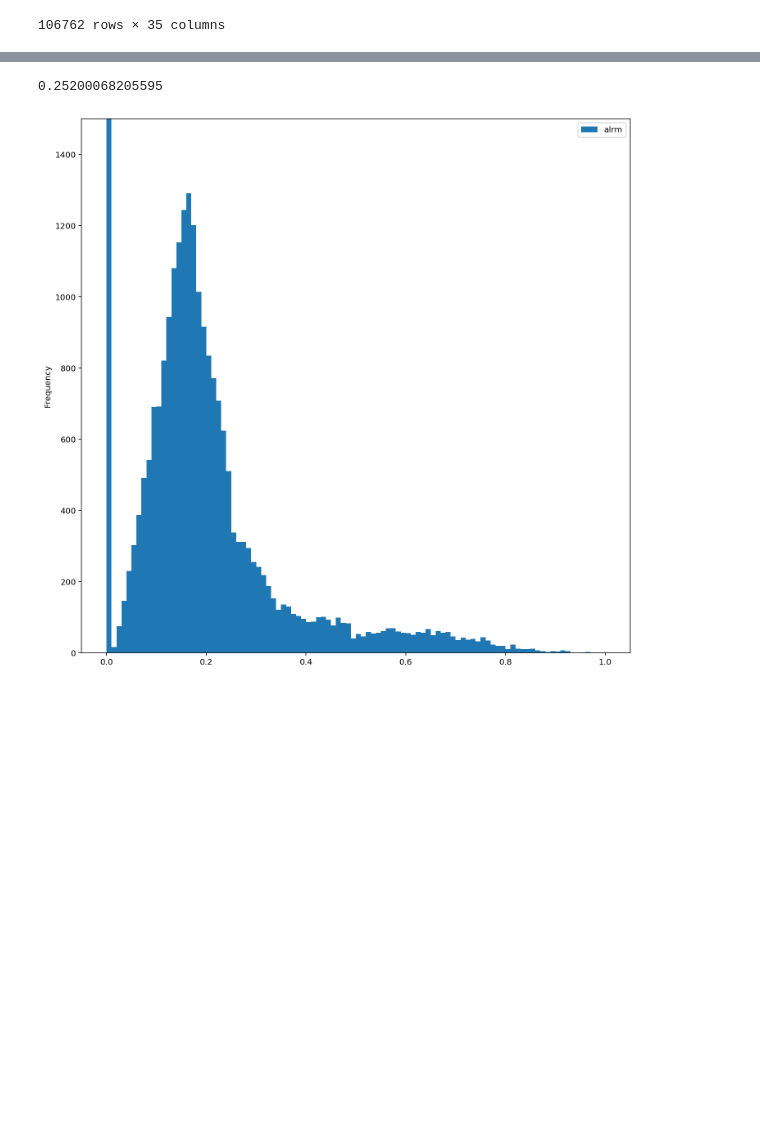
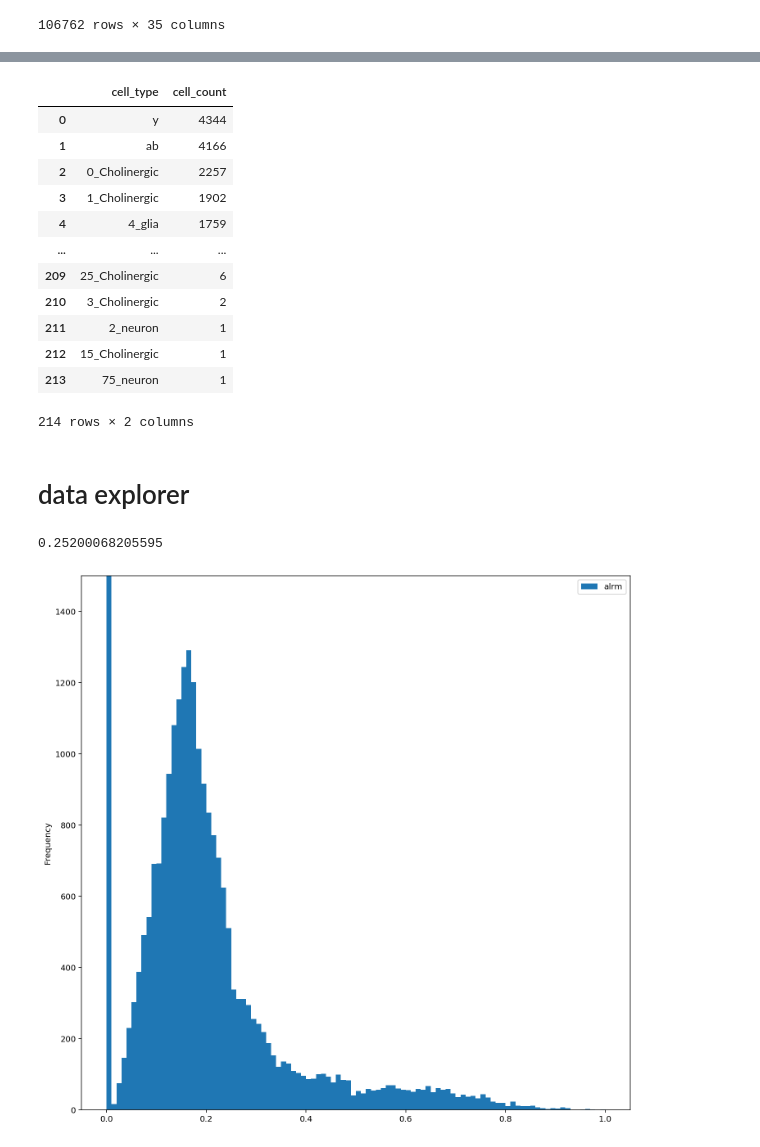
Before and after one commit to joanadopp/genedetector, a Jupyter notebook: genedetector.ipynb, the cells around one changed output, grey strips where cells are left out. Saved outputs shown, nothing was run; the diff lists cells and outputs as text; code cells hidden in the pictures; blank space fills up the shorter version.

```diff
--- a/genedetector.ipynb
+++ b/genedetector.ipynb
@@ -91,0 +192,15 @@ adata.var
+# %%
+# first create a new column that indicates whether a cell is neuron or glia
+
+glia_clusters = [
+    adata.obs['louvain_res2.0'].isin(['76']),
+    adata.obs['louvain_res8.0'].isin(['19', '133', '64']),
+    adata.obs['louvain_res4.0'].isin(['81', '77', '28']),
+    adata.obs['louvain_res2.0'].isin(['18'])
+]
+
+adata.obs['neuron_glia'] = 'neuron'
+adata.obs.loc[pd.concat(glia_clusters, axis=1).any(axis=1), 'neuron_glia'] = 'glia'
+
+# only need those three columns for getting at the improved annotation column
+annos = adata.obs[['Neurotransmitter', 'Cluster_ID_res8_080822', 'neuron_glia']]
@@ -91,0 +310,16 @@ adata.var
+# %%
+cell_type_counts
+# %% [output]
+|  | cell_type | cell_count |
+| 0 | y | 4344 |
+| 1 | ab | 4166 |
+| 2 | 0_Cholinergic | 2257 |
+| 3 | 1_Cholinergic | 1902 |
+| 4 | 4_glia | 1759 |
+| ... | ... | ... |
+| 209 | 25_Cholinergic | 6 |
+| 210 | 3_Cholinergic | 2 |
+| 211 | 2_neuron | 1 |
+| 212 | 15_Cholinergic | 1 |
+| 213 | 75_neuron | 1 |
+214 rows × 2 columns
@@ -92,3 +329,5 @@ adata.var
+# %% [markdown]
+# data explorer
 # %%
 # make histogram of sparse glia gene
 alrm = pd.DataFrame(adata.raw[:,['alrm']].X.toarray(), columns=['alrm'], index=adata.obs.index)
```
Also changed, not shown: parts of 40 cells of this notebook.
